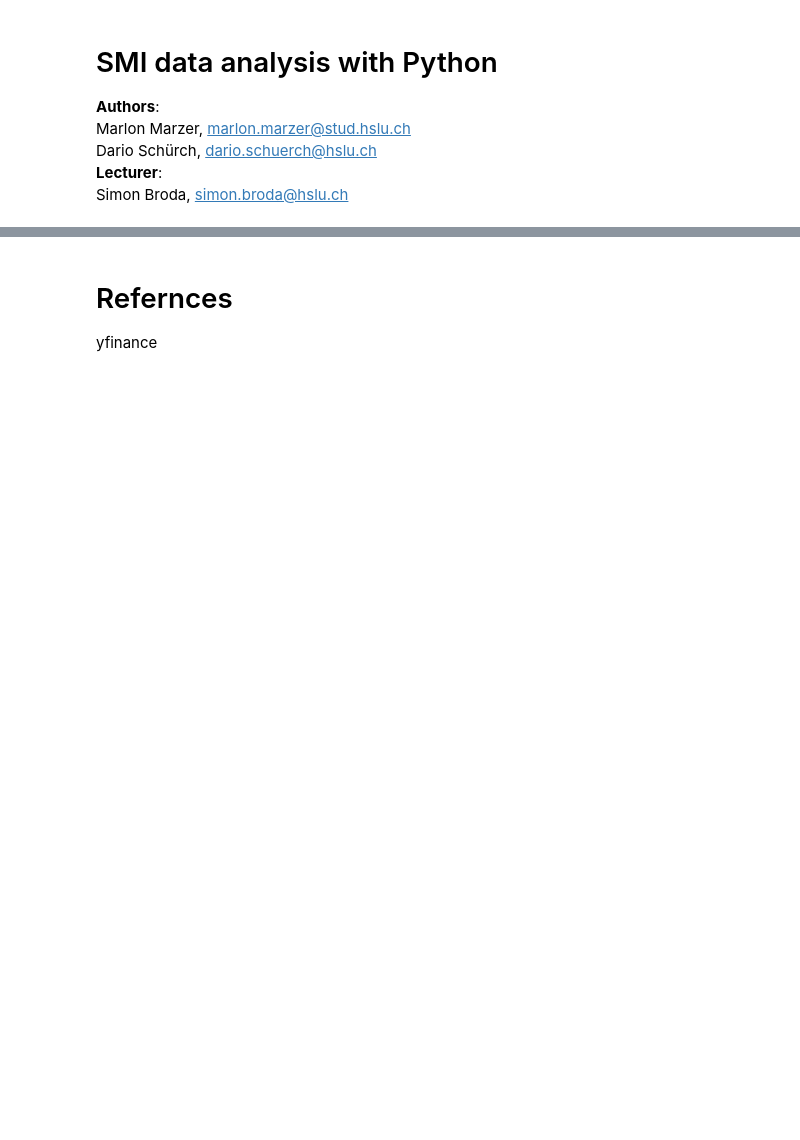
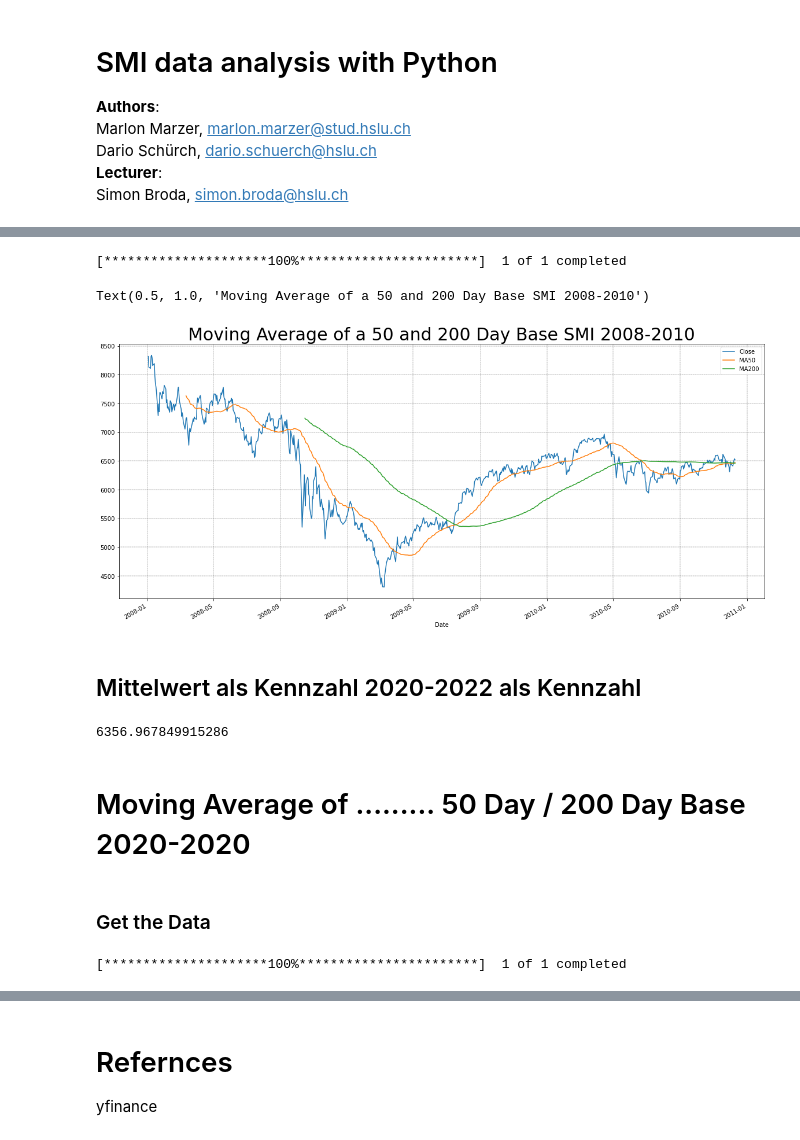
Before and after one commit to Darioschuerch/Project_MRWAM69.F2201_Marzer_Schuerch, a Jupyter notebook: Project/Project_MRWAM69.F2201_Marzer_Schuerch.ipynb, the cells around one changed output, grey strips where cells are left out. Saved outputs shown, nothing was run; the diff lists cells and outputs as text; code cells hidden in the pictures; blank space fills up the shorter version.

```diff
--- a/Project/Project_MRWAM69.F2201_Marzer_Schuerch.ipynb
+++ b/Project/Project_MRWAM69.F2201_Marzer_Schuerch.ipynb
@@ -21,0 +53,36 @@ Text(0.5, 1.0, 'Moving Average of a 50 and 200 Day Base')
+# %%
+start = datetime(2008,1,1)
+end = datetime(2010,12,12)
+SMI_08= yf.download("^SSMI", start, end)
+SMI_08.to_csv("SMI_08.csv",index = False)
+# %% [output]
+[*********************100%***********************]  1 of 1 completed
+# %%
+SMI_08 ["MA50"] = SMI_08["Close"].rolling(50).mean()
+SMI_08 ["MA200"] = SMI_08["Close"].rolling(200).mean()
+SMI_08["Close"].plot(figsize = (20,9))
+SMI_08["MA50"].plot()
+SMI_08["MA200"].plot()
+plt.grid(which="major", color='k', linestyle='-.', linewidth=0.3)
+plt.legend()
+plt.title("Moving Average of a 50 and 200 Day Base SMI 2008-2010", fontsize = 30)
+# %% [output]
+Text(0.5, 1.0, 'Moving Average of a 50 and 200 Day Base SMI 2008-2010')
+[figure, added]
+# %% [markdown]
+## Mittelwert als Kennzahl 2020-2022 als Kennzahl
+# %%
+print(SMI_08["Close"].mean())
+# %% [output]
+6356.967849915286
+# %% [markdown]
+# Moving Average of ......... 50 Day / 200 Day Base 2020-2020
+# %% [markdown]
+### Get the Data
+# %%
+start = datetime(2020,1,1)
+end = datetime.today()
+SMI_20= yf.download("^SSMI", start, end)
+SMI_20.to_csv("SMI_08.csv",index = False)
+# %% [output]
+[*********************100%***********************]  1 of 1 completed
```
Also changed, not shown: parts of 16 cells of this notebook, 1 other file.
